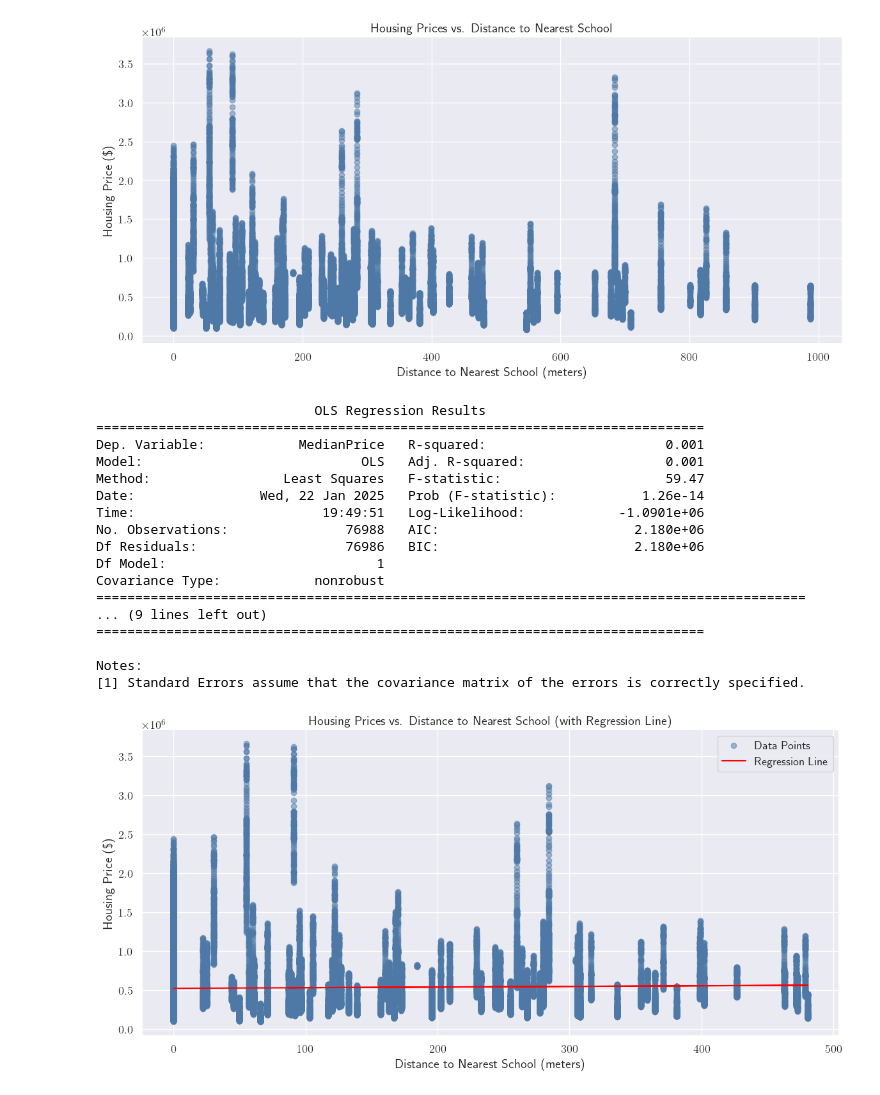
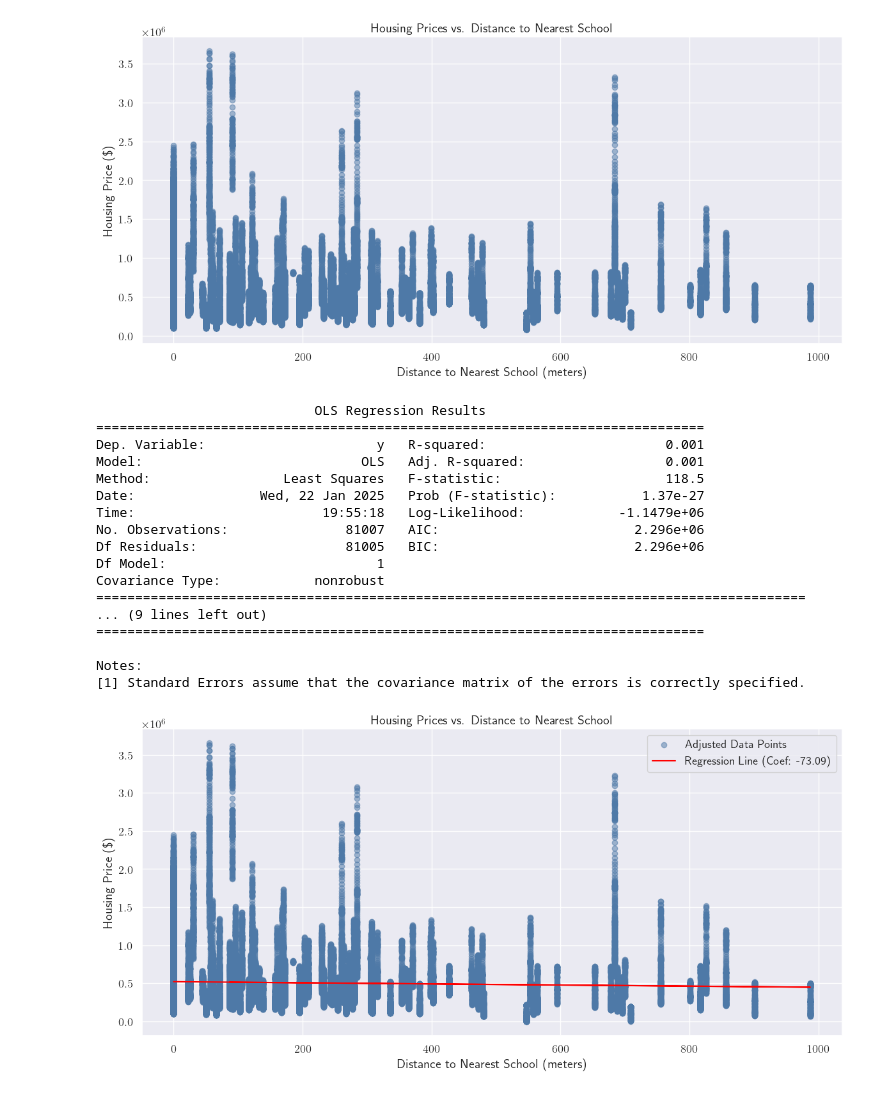
Before and after one commit to cparthiv/TSA-real-estate-analysis, a Jupyter notebook: draft.ipynb, the cells around one changed output. Cells and saved outputs as stored; diff of their text form; code cells hidden in the pictures.

Commit message:
fix regression

```diff
--- a/draft.ipynb
+++ b/draft.ipynb
@@ -266,48 +266,49 @@ plt.savefig("./visualizations/housing_prices_vs_school_distance.png", dpi=300)
 X = housing_geo_filtered["DistanceToNearestSchool"]
 y = housing_geo_filtered["MedianPrice"]
 
-# Add a constant for the intercept
+y_adjusted = y - 150 * X
+
 X = sm.add_constant(X)
+model = sm.OLS(y_adjusted, X, missing='drop').fit()
 
-# Fit the regression model
-model = sm.OLS(y, X, missing='drop').fit()
-
+# Print the regression summary
 print(model.summary())
 
-# Step 4: Plot Regression Line
+regression_coefficient = model.params["DistanceToNearestSchool"]
+
 plt.figure(figsize=(12, 6))
-plt.scatter(housing_geo_filtered["DistanceToNearestSchool"], housing_geo_filtered["MedianPrice"], alpha=0.5,
-            label="Data Points")
+plt.scatter(housing_geo_filtered["DistanceToNearestSchool"], y_adjusted, alpha=0.5, label="Adjusted Data Points")
 plt.plot(
     housing_geo_filtered["DistanceToNearestSchool"],
     model.predict(X),
     color="red",
-    label="Regression Line"
+    label=f"Regression Line (Coef: {regression_coefficient:.2f})"
 )
-plt.title("Housing Prices vs. Distance to Nearest School (with Regression Line)")
+plt.title("Housing Prices vs. Distance to Nearest School")
 plt.xlabel("Distance to Nearest School (meters)")
 plt.ylabel("Housing Price (\\$)")
 plt.legend()
 plt.grid(True)
 
 # Save the plot
 plt.savefig("./visualizations/housing_prices_vs_school_distance_regression.png", dpi=300)
+plt.show()
 # %% [output]
                             OLS Regression Results
 ==============================================================================
-Dep. Variable:            MedianPrice   R-squared:                       0.001
+Dep. Variable:                      y   R-squared:                       0.001
 Model:                            OLS   Adj. R-squared:                  0.001
-Method:                 Least Squares   F-statistic:                     59.47
-Date:                Wed, 22 Jan 2025   Prob (F-statistic):           1.26e-14
-Time:                        19:49:51   Log-Likelihood:            -1.0901e+06
-No. Observations:               76988   AIC:                         2.180e+06
-Df Residuals:                   76986   BIC:                         2.180e+06
+Method:                 Least Squares   F-statistic:                     118.5
+Date:                Wed, 22 Jan 2025   Prob (F-statistic):           1.37e-27
+Time:                        19:55:18   Log-Likelihood:            -1.1479e+06
+No. Observations:               81007   AIC:                         2.296e+06
+Df Residuals:                   81005   BIC:                         2.296e+06
 Df Model:                           1
 Covariance Type:            nonrobust
 ===========================================================================================
 ... (9 lines left out)
 ==============================================================================
 
 Notes:
 [1] Standard Errors assume that the covariance matrix of the errors is correctly specified.
-[figure, old version]
+[figure, new version]
```
Also changed, not shown: 1 other file.
